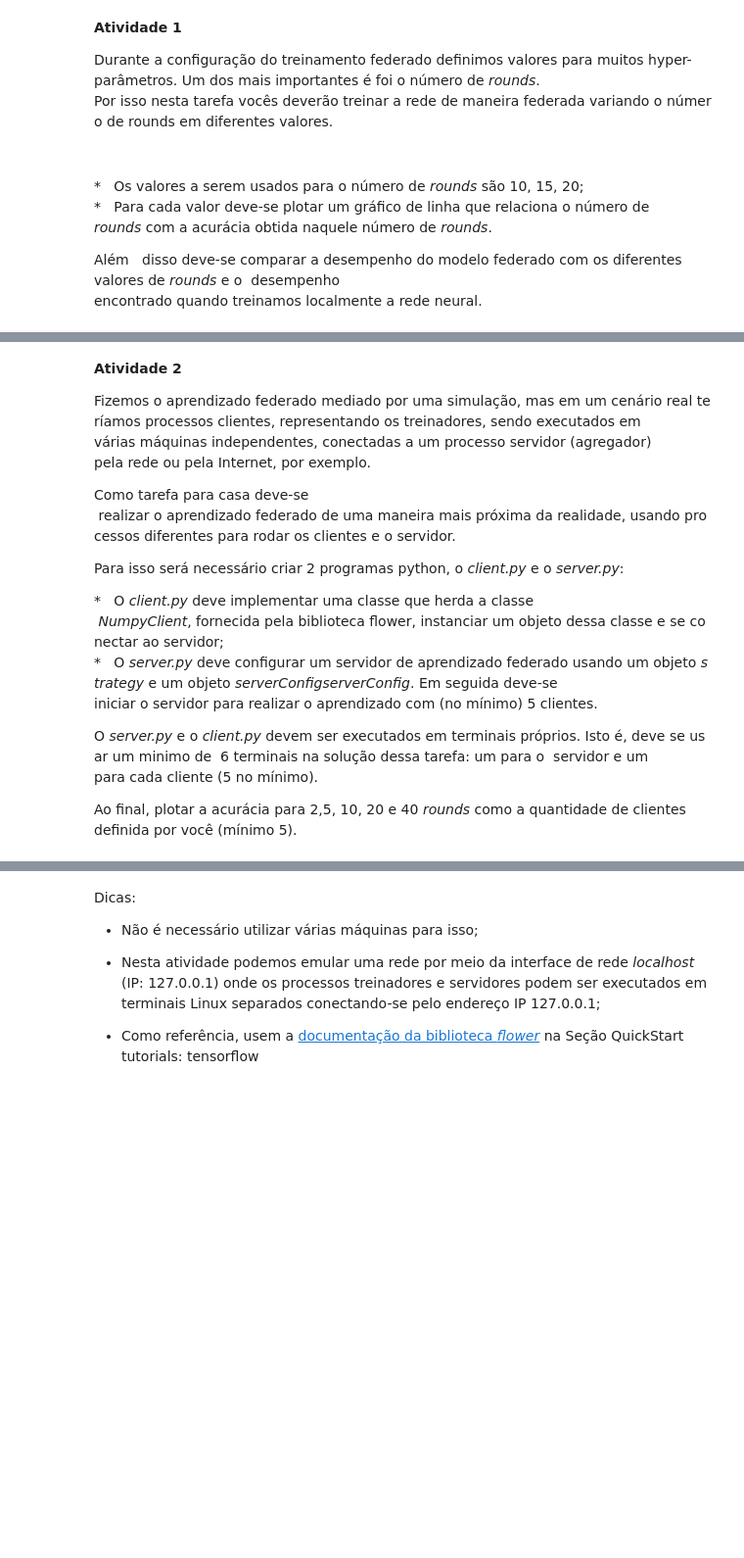
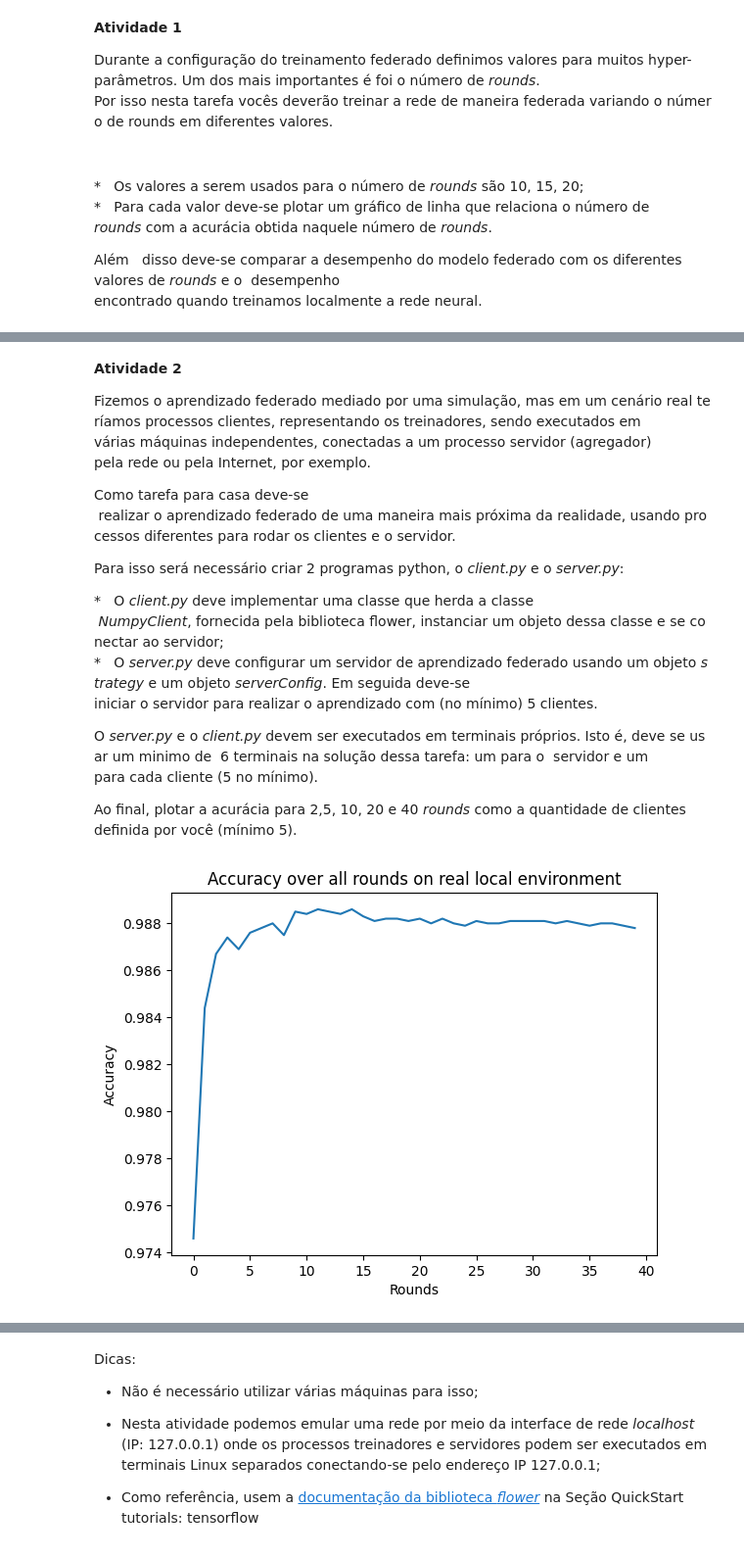
Before and after one commit to Henriquelay/distsystems-labs, a Jupyter notebook: lab2-aprendizado-federado/Lab_2_Aprendizado_Federado.ipynb, the cells around one changed output, grey strips where cells are left out. Shown at 98% size. Drawn from its saved outputs; the diff is of its cells as text; code cells hidden in the pictures; blank space fills up the shorter version.

```diff
--- a/lab2-aprendizado-federado/Lab_2_Aprendizado_Federado.ipynb
+++ b/lab2-aprendizado-federado/Lab_2_Aprendizado_Federado.ipynb
@@ -494,8 +507,61 @@ Para isso será necessário criar 2 programas python, o *client.py* e
 
 
 *   O *client.py* deve implementar uma classe que herda a classe  *NumpyClient*, fornecida pela biblioteca flower, instanciar um objeto dessa classe e se conectar ao servidor;
-*   O *server.py* deve configurar um servidor de aprendizado federado usando um objeto *strategy* e um objeto *serverConfigserverConfig*. Em seguida deve-se iniciar o servidor para realizar o aprendizado com (no mínimo) 5 clientes.
+*   O *server.py* deve configurar um servidor de aprendizado federado usando um objeto *strategy* e um objeto *serverConfig*. Em seguida deve-se iniciar o servidor para realizar o aprendizado com (no mínimo) 5 clientes.
 
 O *server.py* e o *client.py* devem ser executados em terminais próprios. Isto é, deve se usar um minimo de  6 terminais na solução dessa tarefa: um para o  servidor e um para cada cliente (5 no mínimo).
 
 Ao final, plotar a acurácia para 2,5, 10, 20 e 40 *rounds* como a quantidade de clientes definida por você (mínimo  5).
+# %%
+rounds_to_check = [2, 5, 10, 20, 40]
+# this was obtained in a separate instance and imported manually. Running this inside the notebook would be a PITA
+history = [
+    0.9746000170707703,
+    0.9843999743461609,
+    0.9866999983787537,
+    0.9873999953269958,
+    0.9868999719619751,
+    0.9876000285148621,
+    0.9878000020980835,
+    0.9879999756813049,
+    0.987500011920929,
+    0.9884999990463257,
+    0.9883999824523926,
+    0.9886000156402588,
+    0.9884999990463257,
+    0.9883999824523926,
+    0.9886000156402588,
+    0.9883000254631042,
+    0.988099992275238,
+    0.9882000088691711,
+    0.9882000088691711,
+    0.988099992275238,
+    0.9882000088691711,
+    0.9879999756813049,
+    0.9882000088691711,
+    0.9879999756813049,
+    0.9879000186920166,
+    0.988099992275238,
+    0.9879999756813049,
+    0.9879999756813049,
+    0.988099992275238,
+    0.988099992275238,
+    0.988099992275238,
+    0.988099992275238,
+    0.9879999756813049,
+    0.988099992275238,
+    0.9879999756813049,
+    0.9879000186920166,
+    0.9879999756813049,
+    0.9879999756813049,
+    0.9879000186920166,
+    0.9878000020980835,
+]
+
+plt.plot(history)
+plt.title("Accuracy over all rounds on real local environment")
+plt.xlabel("Rounds")
+plt.ylabel("Accuracy")
+plt.show()
+# %% [output]
+[figure, added]
```
Also changed, not shown: parts of 9 cells of this notebook, 2 other files.
